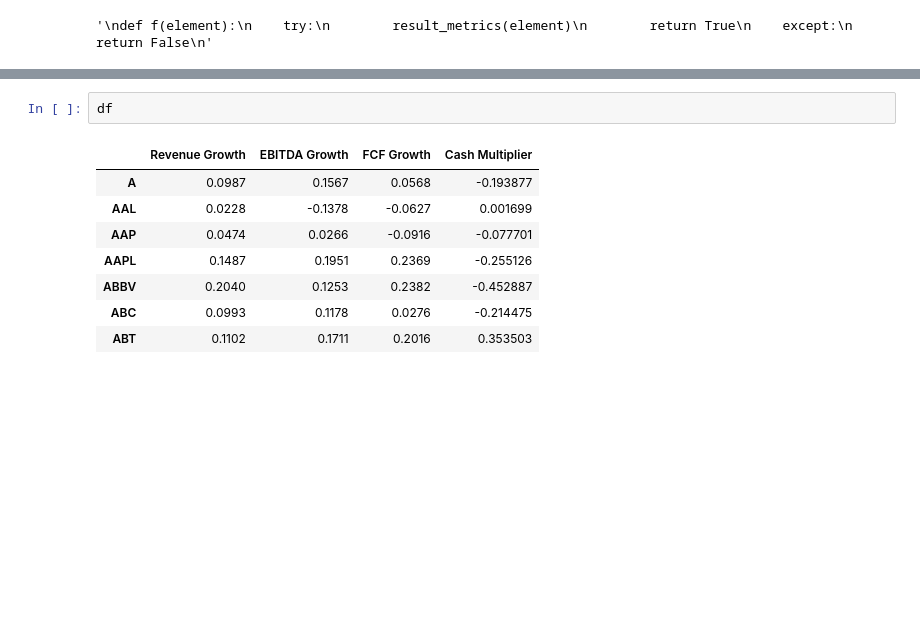
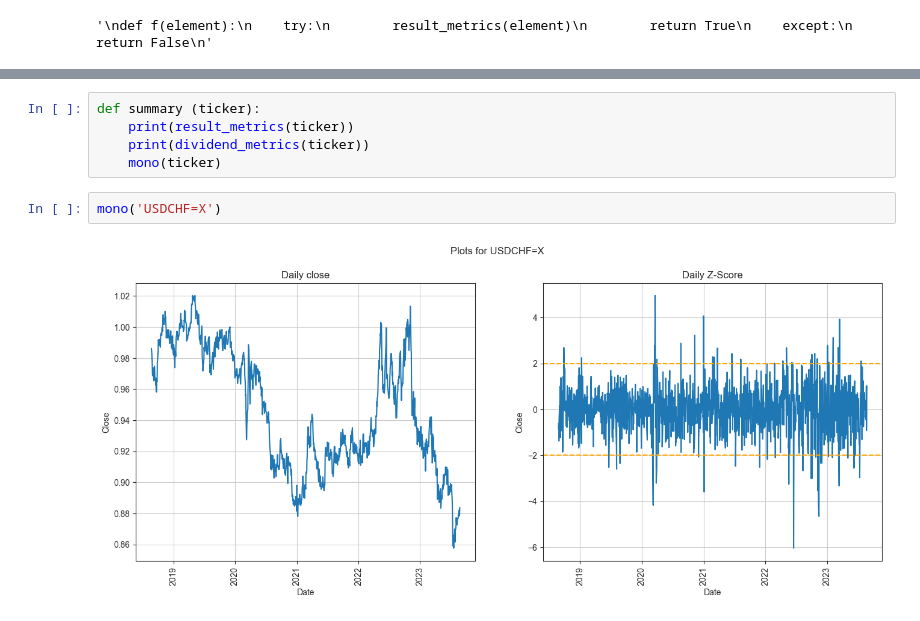
Before and after one commit to ggoni/dividend-stock-picker, a Jupyter notebook: explore.ipynb, the cells around one changed output, grey strips where cells are left out. Drawn from its saved outputs; the diff is of its cells as text; blank space fills up the shorter version.

```diff
--- a/explore.ipynb
+++ b/explore.ipynb
@@ -213,11 +205,9 @@ dividend_metrics('MSFT')
-# %%
-df
-# %% [output]
-|  | Revenue Growth | EBITDA Growth | FCF Growth | Cash Multiplier |
-| A | 0.0987 | 0.1567 | 0.0568 | -0.193877 |
-| AAL | 0.0228 | -0.1378 | -0.0627 | 0.001699 |
-| AAP | 0.0474 | 0.0266 | -0.0916 | -0.077701 |
-| AAPL | 0.1487 | 0.1951 | 0.2369 | -0.255126 |
-| ABBV | 0.2040 | 0.1253 | 0.2382 | -0.452887 |
-| ABC | 0.0993 | 0.1178 | 0.0276 | -0.214475 |
-| ABT | 0.1102 | 0.1711 | 0.2016 | 0.353503 |
+# %%
+def summary (ticker):
+    print(result_metrics(ticker))
+    print(dividend_metrics(ticker))
+    mono(ticker)
+# %%
+mono('USDCHF=X')
+# %% [output]
+[figure, added]
```
Also changed, not shown: parts of 18 cells of this notebook, 4 other files.
